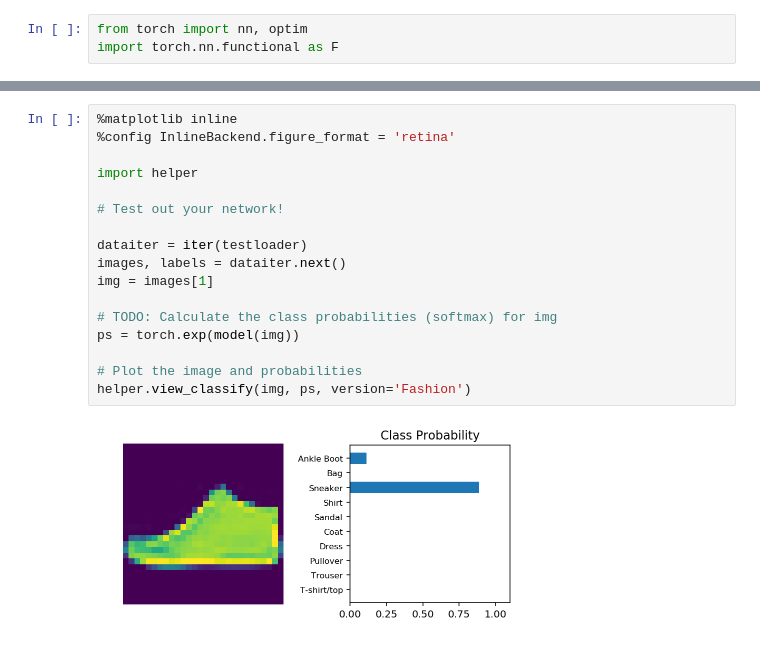
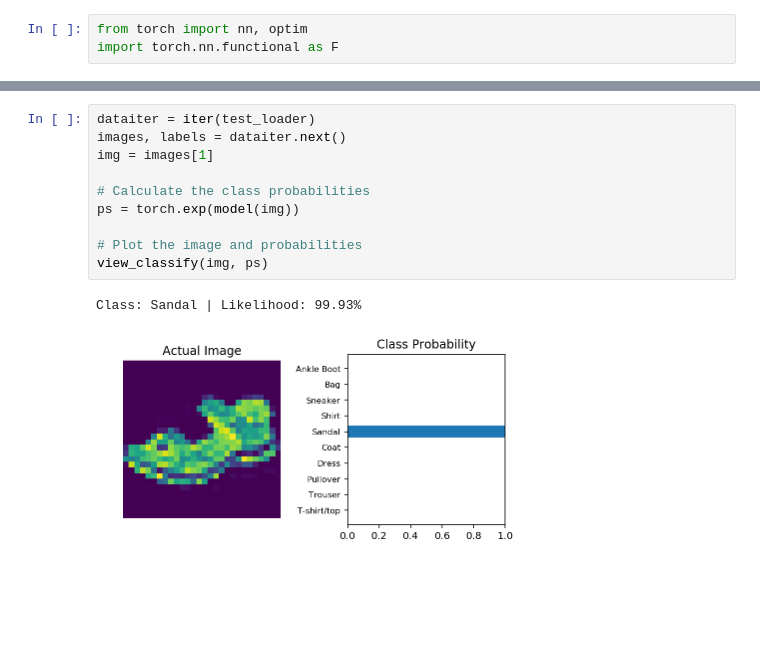
Before and after one commit to marcellovictorino/DeepLearning, a Jupyter notebook: FromScratch/2_FashionMNIST/Fashion-MNIST.ipynb, the cells around one changed output, grey strips where cells are left out. Drawn from its saved outputs; the diff is of its cells as text; blank space fills up the shorter version.

Commit message:
add: Load, Train, Classify Fashion MNIST Project

```diff
--- a/FromScratch/2_FashionMNIST/Fashion-MNIST.ipynb
+++ b/FromScratch/2_FashionMNIST/Fashion-MNIST.ipynb
@@ -128,19 +170,13 @@ Training loss: 251.79347000271082
 # %%
-%matplotlib inline
-%config InlineBackend.figure_format = 'retina'
-
-import helper
-
-# Test out your network!
-
-dataiter = iter(testloader)
+dataiter = iter(test_loader)
 images, labels = dataiter.next()
 img = images[1]
 
-# TODO: Calculate the class probabilities (softmax) for img
+# Calculate the class probabilities
 ps = torch.exp(model(img))
 
 # Plot the image and probabilities
-helper.view_classify(img, ps, version='Fashion')
+view_classify(img, ps)
 # %% [output]
+Class: Sandal | Likelihood: 99.93%
-[figure, old version]
+[figure, new version]
```
Also changed, not shown: parts of 9 cells of this notebook.
